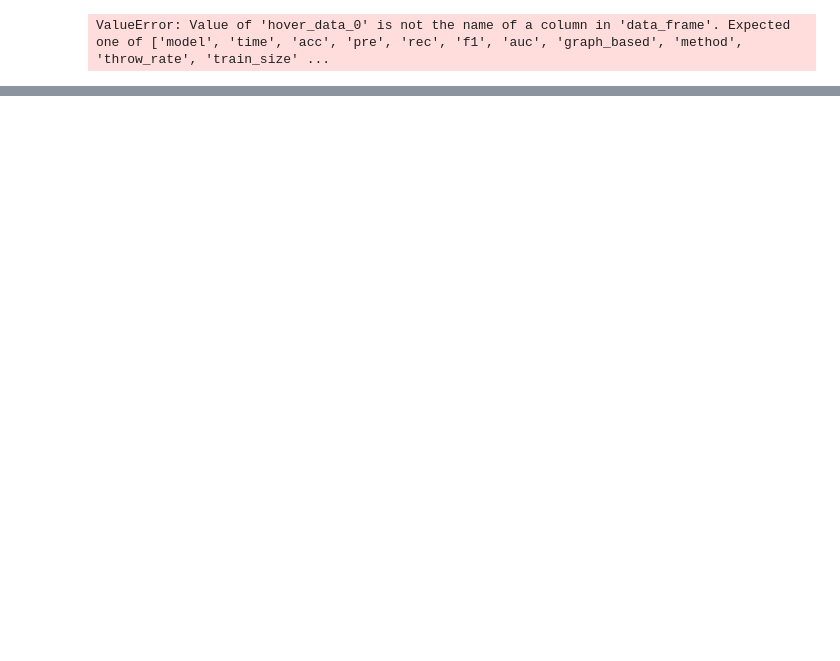
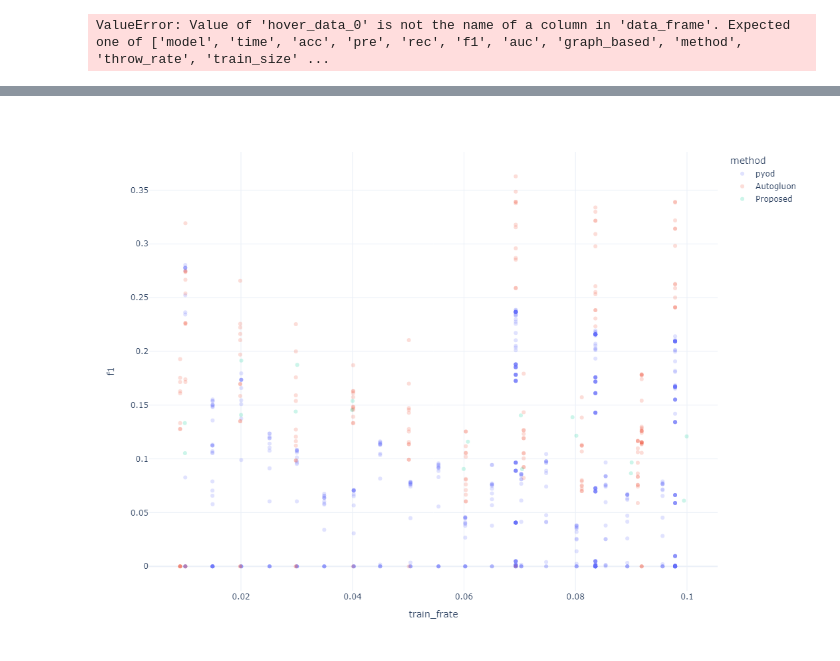
Before and after one commit to boram-coco/GNNpaper_review, a Jupyter notebook: posts/2024-04-11-결과시각화-- 실험1.out.ipynb, the cells around one changed output, grey strips where cells are left out. Saved outputs shown, nothing was run; the diff lists cells and outputs as text; code cells hidden in the pictures; blank space fills up the shorter version.

```diff
--- a/posts/2024-04-11-결과시각화-- 실험1.out.ipynb
+++ b/posts/2024-04-11-결과시각화-- 실험1.out.ipynb
@@ -42,0 +70,14 @@ ValueError: Value of 'hover_data_0' is not the name of a column in 'data_frame'.
+# %%
+fig2 = px.scatter(
+    df3,
+    x='train_frate',y='f1',
+    color='method',
+#    hover_data='model',
+    opacity=0.2,
+    #---#
+    width = 750,
+    height = 800
+)
+fig2
+# %% [output]
+[figure, added]
```
Also changed, not shown: parts of 6 cells of this notebook, 3 other files.
